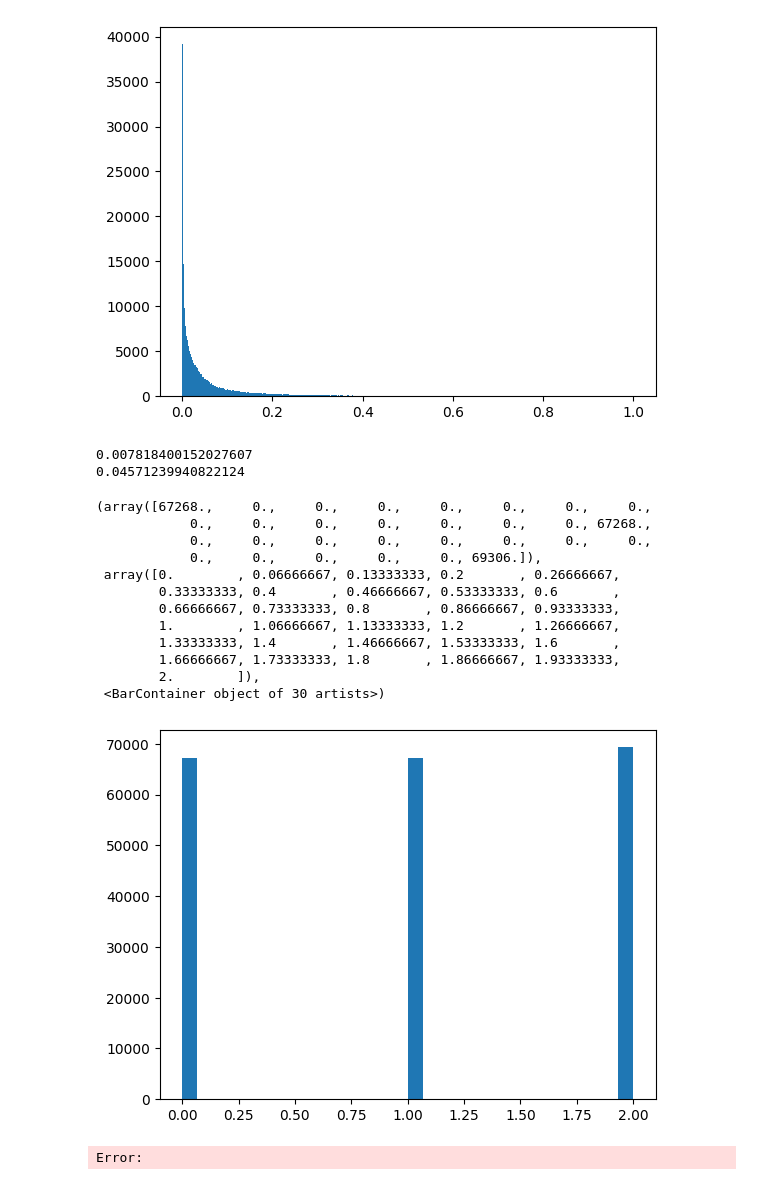
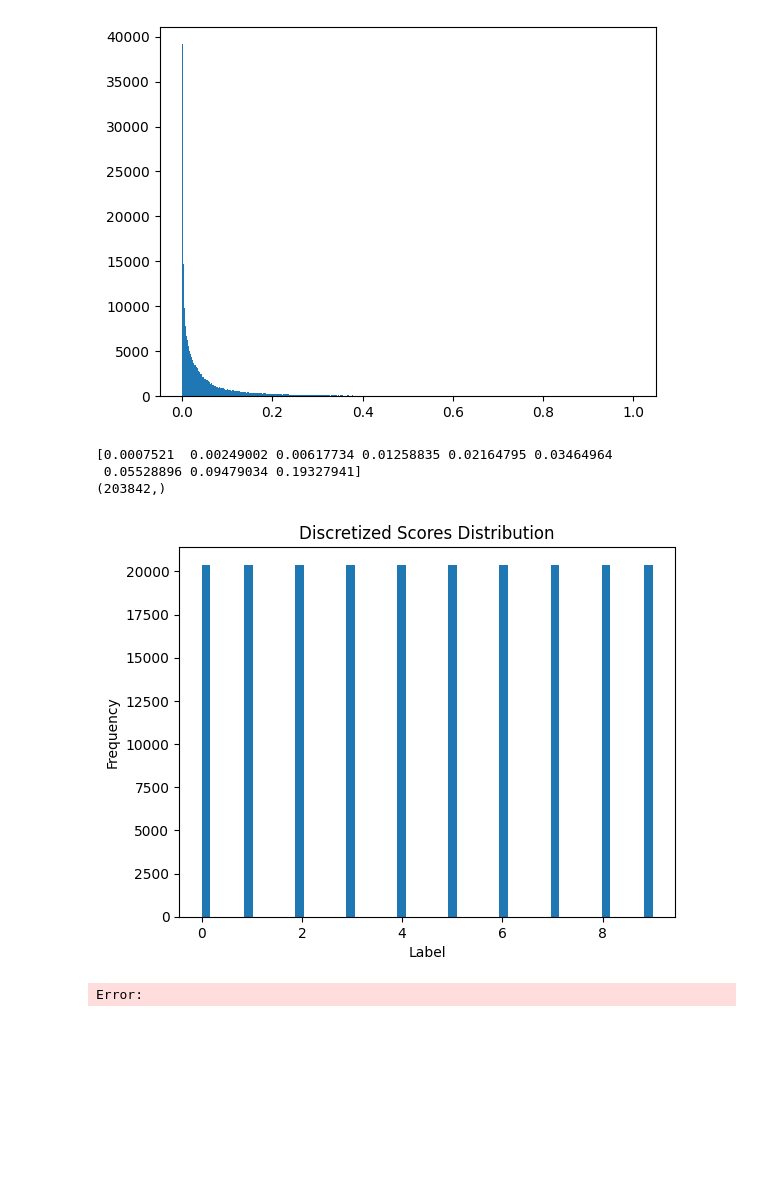
Before and after one commit to masa-ue/RLfinetuning_Diffusion_Bioseq, a Jupyter notebook: tutorials/Human-enhancer/1-Enhancer_data_relabel copy.ipynb, the cells around one changed output. Drawn from its saved outputs; the diff is of its cells as text; code cells hidden in the pictures; blank space fills up the shorter version.

```diff
--- a/tutorials/Human-enhancer/1-Enhancer_data_relabel copy.ipynb
+++ b/tutorials/Human-enhancer/1-Enhancer_data_relabel copy.ipynb
@@ -129,39 +159,34 @@ plt.hist(hepg2_relabel_y, bins = 'auto')
         9.94676590e-01, 9.96957958e-01, 9.99239326e-01]),
  <BarContainer object of 438 artists>)
 [figure]
-# %%
-q33 = np.quantile(hepg2_relabel_y, 0.33)
-q66 = np.quantile(hepg2_relabel_y, 0.66)
-
-print(q33)
-print(q66)
-
-hepg2_relabel_y_list = hepg2_relabel_y.tolist()
-discretized_indices = []
-
-for idx,score in enumerate(hepg2_relabel_y_list):
-    if score < q33:
-        discretized_indices.append(0)
-    elif q33 <= score < q66:
-        discretized_indices.append(1)
-    elif q66 <= score:
-        discretized_indices.append(2)
-
-plt.hist(discretized_indices, bins = 'auto')
-# %% [output]
-0.007818400152027607
-0.04571239940822124
-(array([67268.,     0.,     0.,     0.,     0.,     0.,     0.,     0.,
-            0.,     0.,     0.,     0.,     0.,     0.,     0., 67268.,
-            0.,     0.,     0.,     0.,     0.,     0.,     0.,     0.,
-            0.,     0.,     0.,     0.,     0., 69306.]),
- array([0.        , 0.06666667, 0.13333333, 0.2       , 0.26666667,
-        0.33333333, 0.4       , 0.46666667, 0.53333333, 0.6       ,
-        0.66666667, 0.73333333, 0.8       , 0.86666667, 0.93333333,
-        1.        , 1.06666667, 1.13333333, 1.2       , 1.26666667,
-        1.33333333, 1.4       , 1.46666667, 1.53333333, 1.6       ,
-        1.66666667, 1.73333333, 1.8       , 1.86666667, 1.93333333,
-        2.        ]),
- <BarContainer object of 30 artists>)
-[figure, removed]
+# %%
+quantiles = np.quantile(hepg2_relabel_y, np.arange(0.1, 1.0, 0.1))
+
+hepg2_relabel_y_list = hepg2_relabel_y.tolist()
+
+print(quantiles)
+discretized_indices = []
+
+for idx, score in enumerate(hepg2_relabel_y_list):
+    label = 0
+    for q_idx, q_value in enumerate(quantiles):
+        if score < q_value:
+            break
+        label = q_idx + 1
+    discretized_indices.append(label)
+
+discretized_indices = np.array(discretized_indices)
+print(discretized_indices.shape)
+
+# Plot the histogram of the discretized indices
+plt.hist(discretized_indices, bins='auto')
+plt.title('Discretized Scores Distribution')
+plt.xlabel('Label')
+plt.ylabel('Frequency')
+plt.show()
+# %% [output]
+[0.0007521  0.00249002 0.00617734 0.01258835 0.02164795 0.03464964
+ 0.05528896 0.09479034 0.19327941]
+(203842,)
+[figure, added]
 # %%
```
Also changed, not shown: parts of 11 cells of this notebook, 2 other files.
